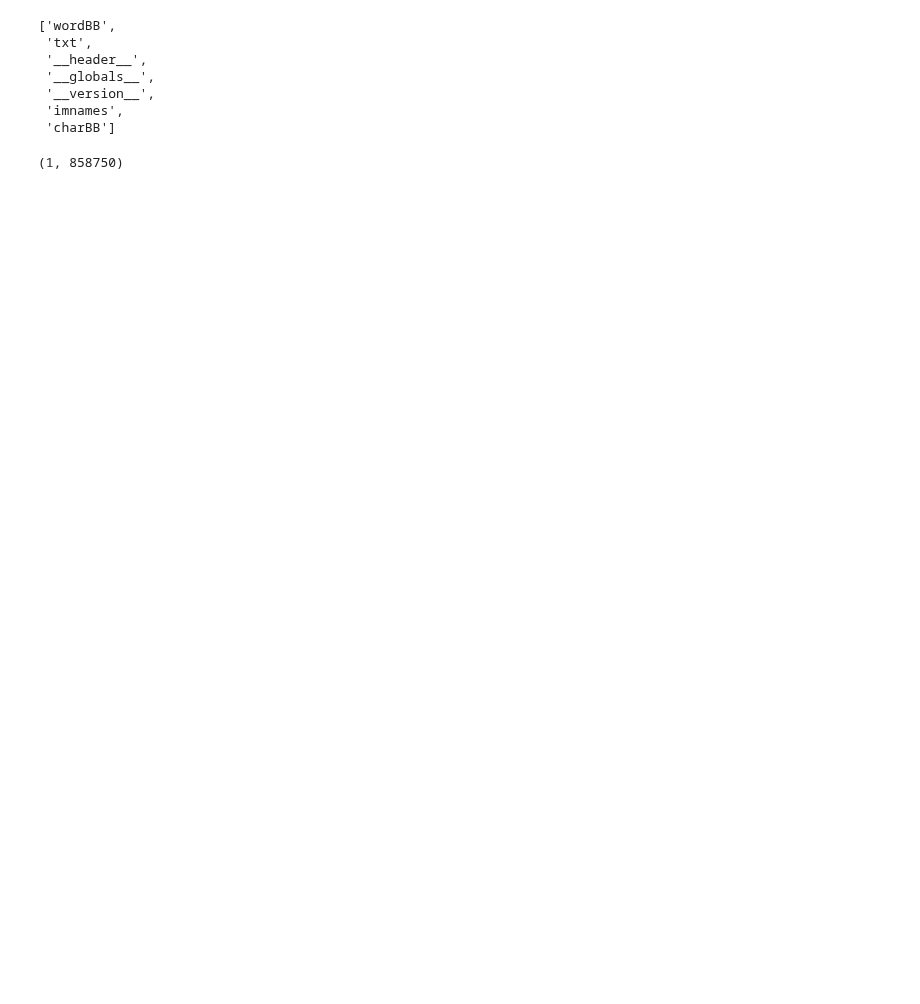
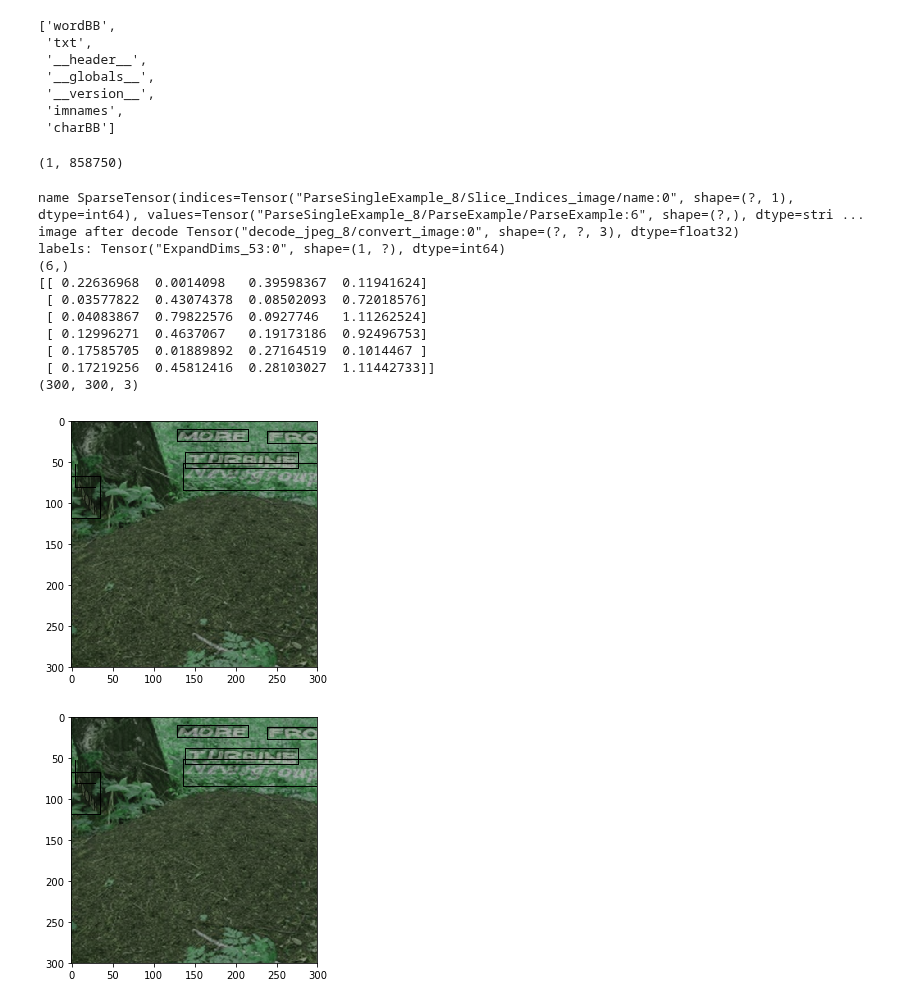
Before and after one commit to bindung/TextBoxes-TensorFlow, a Jupyter notebook: Notes/data_processing.ipynb, the cells around one changed output. Drawn from its saved outputs; the diff is of its cells as text; code cells hidden in the pictures; blank space fills up the shorter version.

```diff
--- a/Notes/data_processing.ipynb
+++ b/Notes/data_processing.ipynb
@@ -91,23 +91,38 @@ def visualize_bbox(image, bboxes):
 # %%
 if __name__ == "__main__":
     data_dir = '/Users/xiaodiu/Documents/github/projecttextbox/TextBoxes-TensorFlow/data/sythtext/'
     file_name = data_dir + '1.tfrecord'
     ## test if file_name exists
 
     example = tf.python_io.tf_record_iterator(file_name).next()
     image_buffer, label, bboxes, name= parse_example(example)
-    image,label,bboxes = image_processing(image_buffer, bboxes,label,
+
+    image,label,bboxes,num = image_processing(image_buffer, bboxes,label,
                                          train= True, thread_id = 0)
 
     with tf.Session() as sess:
         sess.run(tf.global_variables_initializer())
         Image, label, bboxes = sess.run([image, label, bboxes])
         print label.shape
         print bboxes
         #print name
         #print width
         #print height
         print Image.shape
         visualize_bbox(Image, bboxes)
         skio.imshow(Image)
         skio.show()
+# %% [output]
+name SparseTensor(indices=Tensor("ParseSingleExample_8/Slice_Indices_image/name:0", shape=(?, 1), dtype=int64), values=Tensor("ParseSingleExample_8/ParseExample/ParseExample:6", shape=(?,), dtype=stri ...
+image after decode Tensor("decode_jpeg_8/convert_image:0", shape=(?, ?, 3), dtype=float32)
+labels: Tensor("ExpandDims_53:0", shape=(1, ?), dtype=int64)
+(6,)
+[[ 0.22636968  0.0014098   0.39598367  0.11941624]
+ [ 0.03577822  0.43074378  0.08502093  0.72018576]
+ [ 0.04083867  0.79822576  0.0927746   1.11262524]
+ [ 0.12996271  0.4637067   0.19173186  0.92496753]
+ [ 0.17585705  0.01889892  0.27164519  0.1014467 ]
+ [ 0.17219256  0.45812416  0.28103027  1.11442733]]
+(300, 300, 3)
+[figure, added]
+[figure, added]
```
Also changed, not shown: parts of 1 cell of this notebook, 3 other files.
